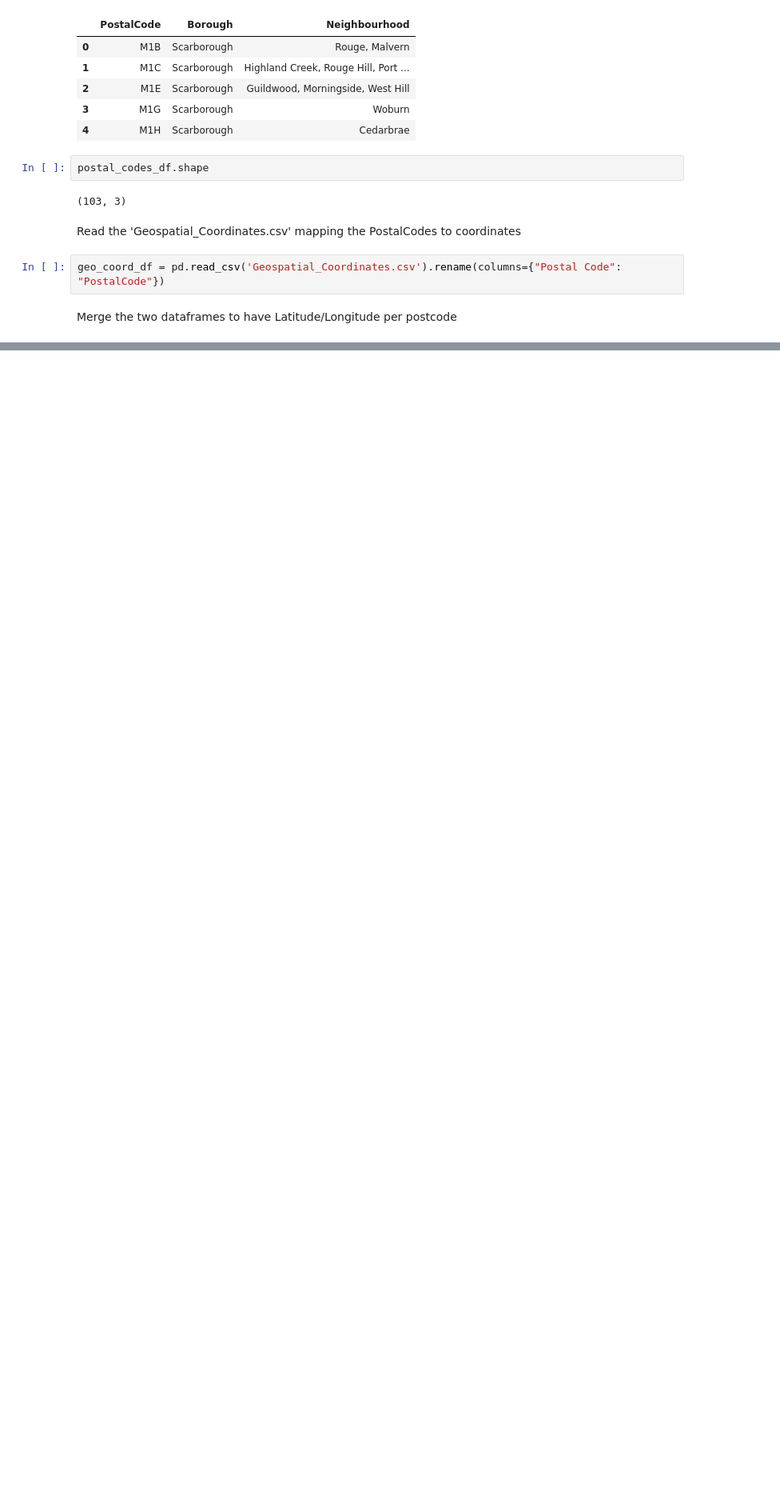
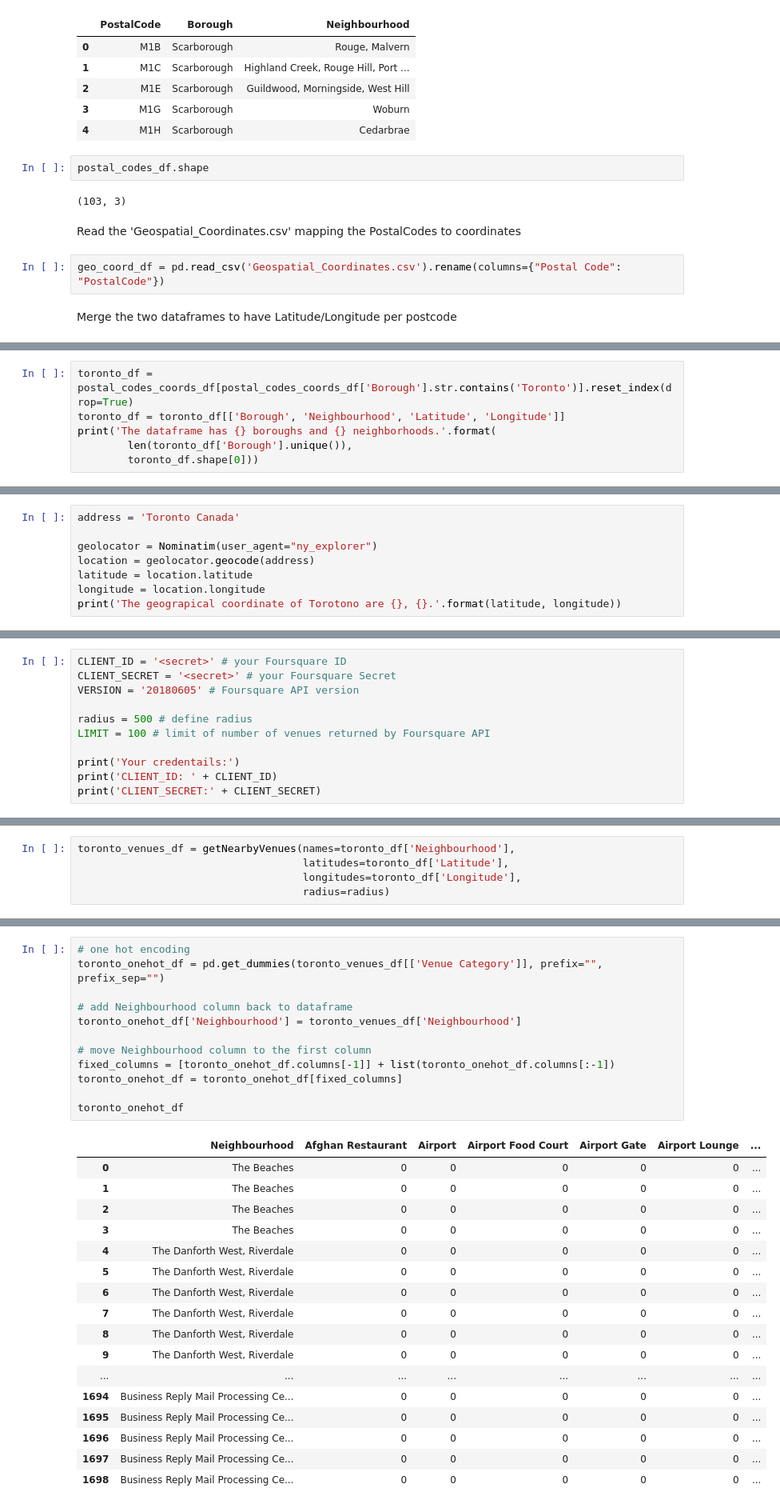
Before and after one commit to ArjanLem/Coursera_Capstone, a Jupyter notebook: segmenting_and_clustering_neighborhoods_in_toronto.ipynb, the cells around one changed output, grey strips where cells are left out. Shown at 80% size. Drawn from its saved outputs; the diff is of its cells as text; blank space fills up the shorter version.

```diff
--- a/segmenting_and_clustering_neighborhoods_in_toronto.ipynb
+++ b/segmenting_and_clustering_neighborhoods_in_toronto.ipynb
@@ -69,0 +86,6 @@ postal_codes__coords_df.head(20)
+# %%
+toronto_df = postal_codes_coords_df[postal_codes_coords_df['Borough'].str.contains('Toronto')].reset_index(drop=True)
+toronto_df = toronto_df[['Borough', 'Neighbourhood', 'Latitude', 'Longitude']]
+print('The dataframe has {} boroughs and {} neighborhoods.'.format(
+        len(toronto_df['Borough'].unique()),
+        toronto_df.shape[0]))
@@ -69,0 +105,8 @@ postal_codes__coords_df.head(20)
+# %%
+address = 'Toronto Canada'
+
+geolocator = Nominatim(user_agent="ny_explorer")
+location = geolocator.geocode(address)
+latitude = location.latitude
+longitude = location.longitude
+print('The geograpical coordinate of Torotono are {}, {}.'.format(latitude, longitude))
@@ -69,0 +140,11 @@ postal_codes__coords_df.head(20)
+# %%
+CLIENT_ID = '<secret>' # your Foursquare ID
+CLIENT_SECRET = '<secret>' # your Foursquare Secret
+VERSION = '20180605' # Foursquare API version
+
+radius = 500 # define radius
+LIMIT = 100 # limit of number of venues returned by Foursquare API
+
+print('Your credentails:')
+print('CLIENT_ID: ' + CLIENT_ID)
+print('CLIENT_SECRET:' + CLIENT_SECRET)
@@ -69,0 +199,5 @@ postal_codes__coords_df.head(20)
+# %%
+toronto_venues_df = getNearbyVenues(names=toronto_df['Neighbourhood'],
+                                    latitudes=toronto_df['Latitude'],
+                                    longitudes=toronto_df['Longitude'],
+                                    radius=radius)
@@ -69,0 +235,30 @@ postal_codes__coords_df.head(20)
+# %%
+# one hot encoding
+toronto_onehot_df = pd.get_dummies(toronto_venues_df[['Venue Category']], prefix="", prefix_sep="")
+
+# add Neighbourhood column back to dataframe
+toronto_onehot_df['Neighbourhood'] = toronto_venues_df['Neighbourhood']
+
+# move Neighbourhood column to the first column
+fixed_columns = [toronto_onehot_df.columns[-1]] + list(toronto_onehot_df.columns[:-1])
+toronto_onehot_df = toronto_onehot_df[fixed_columns]
+
+toronto_onehot_df
+# %% [output]
+|  | Neighbourhood | Afghan Restaurant | Airport | Airport Food Court | Airport Gate | Airport Lounge | ... |
+| 0 | The Beaches | 0 | 0 | 0 | 0 | 0 | ... |
+| 1 | The Beaches | 0 | 0 | 0 | 0 | 0 | ... |
+| 2 | The Beaches | 0 | 0 | 0 | 0 | 0 | ... |
+| 3 | The Beaches | 0 | 0 | 0 | 0 | 0 | ... |
+| 4 | The Danforth West, Riverdale | 0 | 0 | 0 | 0 | 0 | ... |
+| 5 | The Danforth West, Riverdale | 0 | 0 | 0 | 0 | 0 | ... |
+| 6 | The Danforth West, Riverdale | 0 | 0 | 0 | 0 | 0 | ... |
+| 7 | The Danforth West, Riverdale | 0 | 0 | 0 | 0 | 0 | ... |
+| 8 | The Danforth West, Riverdale | 0 | 0 | 0 | 0 | 0 | ... |
+| 9 | The Danforth West, Riverdale | 0 | 0 | 0 | 0 | 0 | ... |
+| ... | ... | ... | ... | ... | ... | ... | ... |
+| 1694 | Business Reply Mail Processing Ce... | 0 | 0 | 0 | 0 | 0 | ... |
+| 1695 | Business Reply Mail Processing Ce... | 0 | 0 | 0 | 0 | 0 | ... |
+| 1696 | Business Reply Mail Processing Ce... | 0 | 0 | 0 | 0 | 0 | ... |
+| 1697 | Business Reply Mail Processing Ce... | 0 | 0 | 0 | 0 | 0 | ... |
+| 1698 | Business Reply Mail Processing Ce... | 0 | 0 | 0 | 0 | 0 | ... |
```
Also changed, not shown: parts of 36 cells of this notebook.
